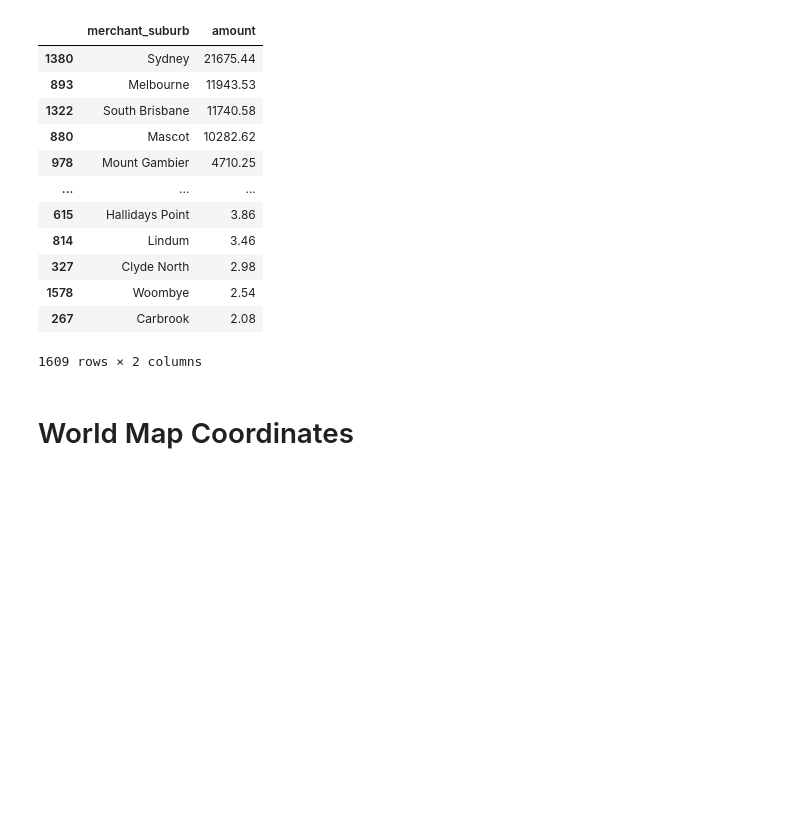
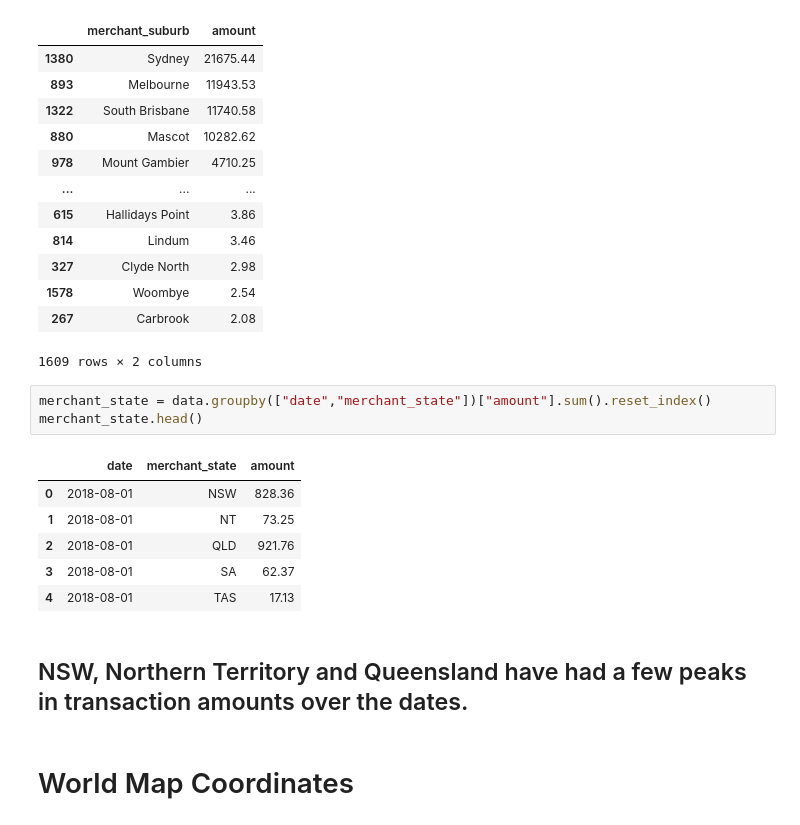
Before and after one commit to LiberalLion/ANZ_Virtual_Internship, a Jupyter notebook: ANZ.ipynb, the cells around one changed output. Drawn from its saved outputs; the diff is of its cells as text; blank space fills up the shorter version.

```diff
--- a/ANZ.ipynb
+++ b/ANZ.ipynb
@@ -257,6 +257,18 @@ trv_suburb_sorted
 | 1578 | Woombye | 2.54 |
 | 267 | Carbrook | 2.08 |
 1609 rows × 2 columns
+# %%
+merchant_state = data.groupby(["date","merchant_state"])["amount"].sum().reset_index()
+merchant_state.head()
+# %% [output]
+|  | date | merchant_state | amount |
+| 0 | 2018-08-01 | NSW | 828.36 |
+| 1 | 2018-08-01 | NT | 73.25 |
+| 2 | 2018-08-01 | QLD | 921.76 |
+| 3 | 2018-08-01 | SA | 62.37 |
+| 4 | 2018-08-01 | TAS | 17.13 |
+# %% [markdown]
+## NSW, Northern Territory and Queensland have had a few peaks in transaction amounts over the dates.
 # %% [markdown]
 # World Map Coordinates
 # %%
```
Also changed, not shown: parts of 8 cells of this notebook.
